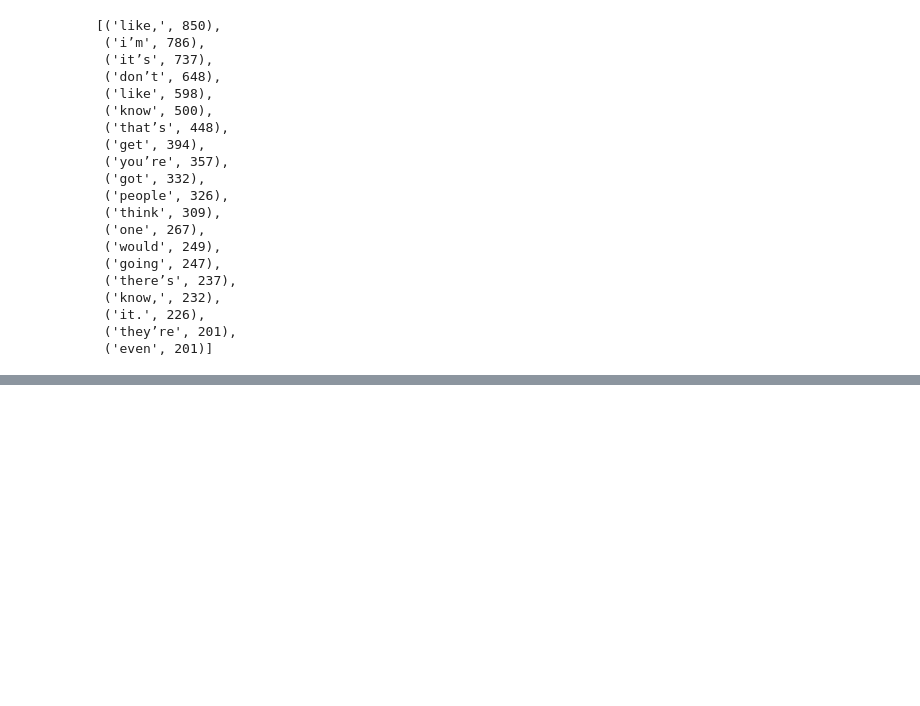
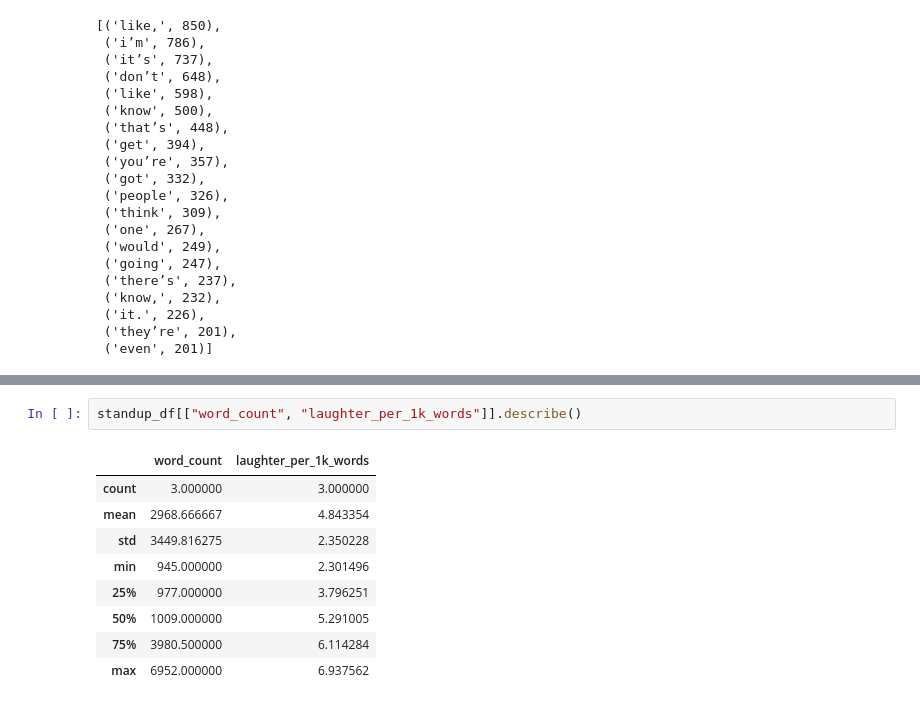
Before and after one commit to ashlanserrao/nlp-speech-analysis, a Jupyter notebook: notebooks/03_eda.ipynb, the cells around one changed output, grey strips where cells are left out. Drawn from its saved outputs; the diff is of its cells as text; blank space fills up the shorter version.

```diff
--- a/notebooks/03_eda.ipynb
+++ b/notebooks/03_eda.ipynb
@@ -204,0 +226,12 @@ Counter(filtered_words).most_common(20)
+# %%
+standup_df[["word_count", "laughter_per_1k_words"]].describe()
+# %% [output]
+|  | word_count | laughter_per_1k_words |
+| count | 3.000000 | 3.000000 |
+| mean | 2968.666667 | 4.843354 |
+| std | 3449.816275 | 2.350228 |
+| min | 945.000000 | 2.301496 |
+| 25% | 977.000000 | 3.796251 |
+| 50% | 1009.000000 | 5.291005 |
+| 75% | 3980.500000 | 6.114284 |
+| max | 6952.000000 | 6.937562 |
```
Also changed, not shown: parts of 8 cells of this notebook.
